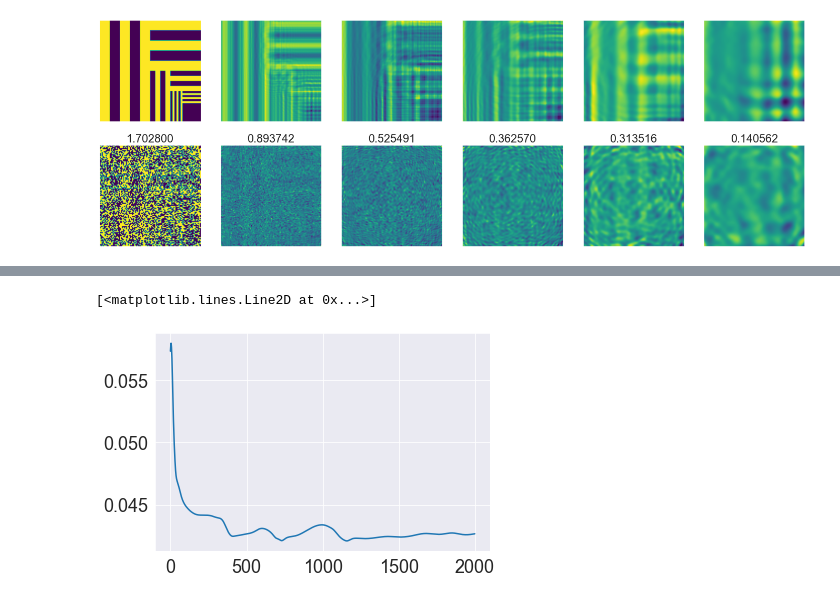
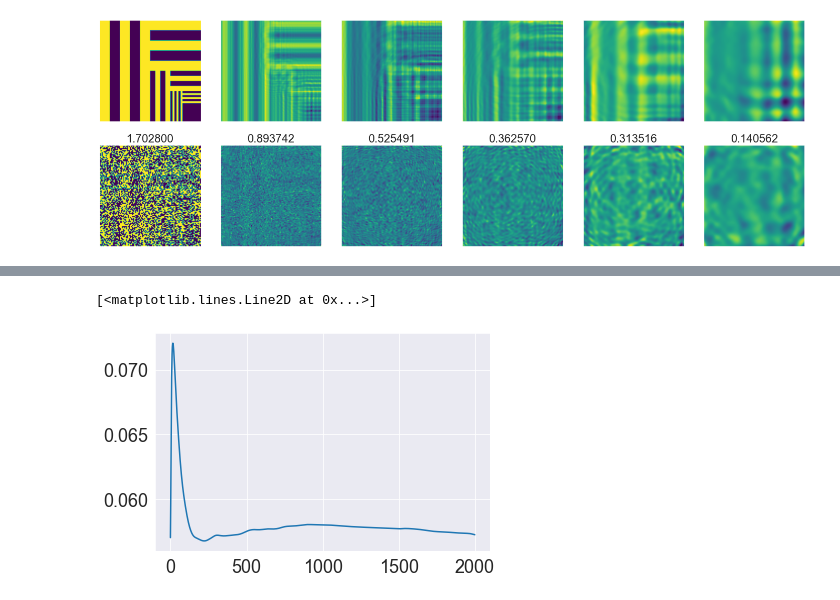
Before and after one commit to fftakumi/MOD2NN, a Jupyter notebook: Faraday/two_dim/test.ipynb, the cells around one changed output, grey strips where cells are left out. Drawn from its saved outputs; the diff is of its cells as text; code cells hidden in the pictures.

```diff
--- a/Faraday/two_dim/test.ipynb
+++ b/Faraday/two_dim/test.ipynb
@@ -154,32 +152,32 @@ iter = 2000
 E = []
 for i in range(iter):
     x1 = data
     x2 = x1 * np.exp(1.0j * phi)
     fft_x2 = np.fft.fft2(x2)
     x3 = np.fft.ifft2(fft_x2 * H)
     x4 = x3 * x3.conjugate()
     E.append(np.mean((x4-y)**2))
     dLdphi = 2 * (x4 - y)
-    dLdphi = dLdphi * x3.conjugate()
+    dLdphi = dLdphi * (x3 + 1.0j*x3.conjugate())
     dLdphi = dLdphi * np.fft.ifft2(np.fft.fft2(np.ones_like(x2))*H)
     dLdphi = dLdphi * 1.0j * x2
     phi = phi - eta * dLdphi.real
 
 E = np.array(E)
 x1 = data
 x2 = x1 * np.exp(1.0j * phi)
 fft_x2 = np.fft.fft2(x2)
 u = np.fft.fftfreq(shape[1], d)
 v = np.fft.fftfreq(shape[0], d)
 UU, VV = np.meshgrid(u, v)
 w = np.where((UU**2 + VV**2) <= 1 / wavelength**2, np.sqrt(1/wavelength**2 - UU**2 - VV**2), 0)
 H = np.exp(1.0j * 2.0 * np.pi * w * z)
 x3 = np.fft.ifft2(fft_x2 * H)
 x4 = x3 * x3.conjugate()
 #plt.imshow(np.abs(x4))
 #plt.grid(False)
 #plt.colorbar()
 plt.plot(E)
 # %% [output]
 [<matplotlib.lines.Line2D at 0x...>]
-[figure, old version]
+[figure, new version]
```
Also changed, not shown: parts of 4 cells of this notebook, 1 other file.
